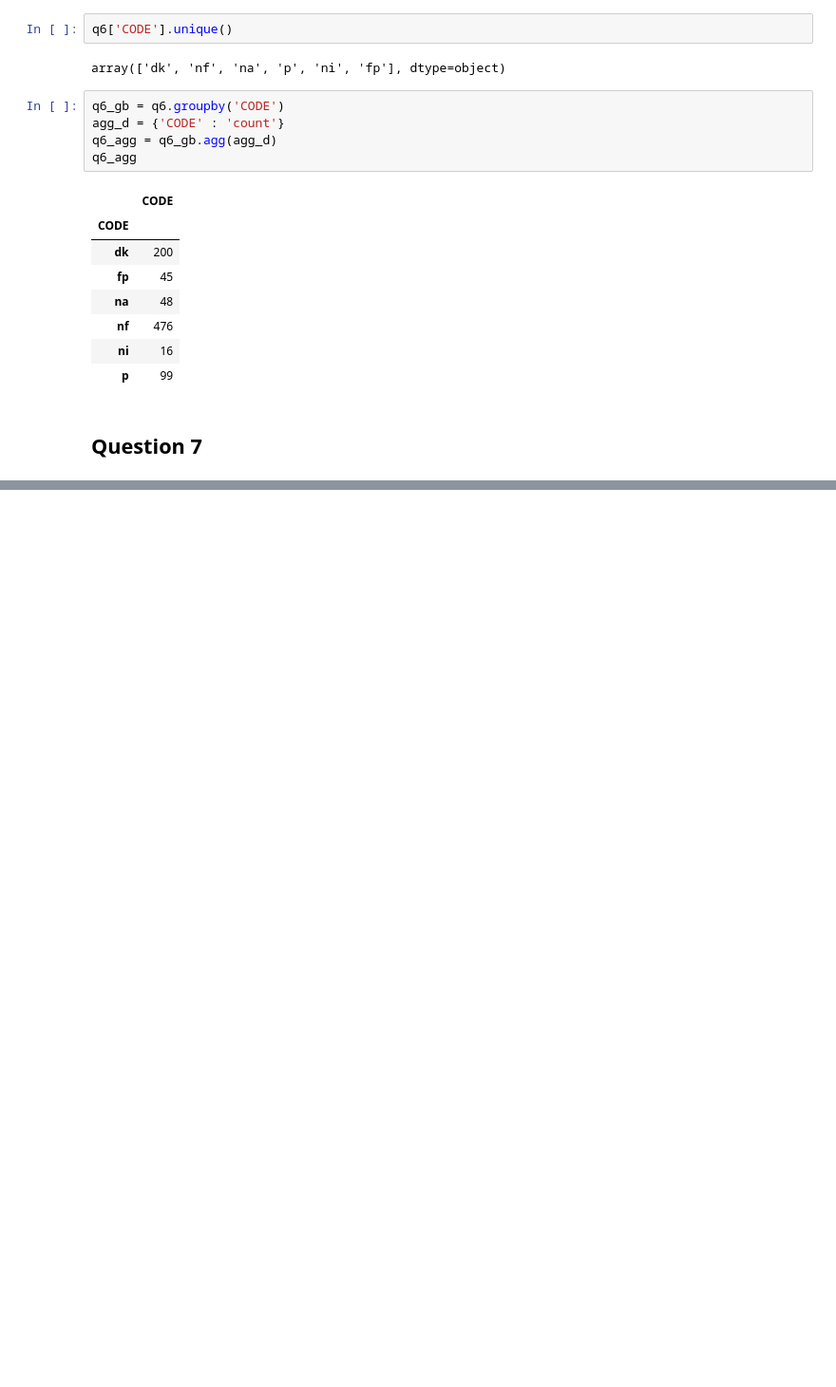
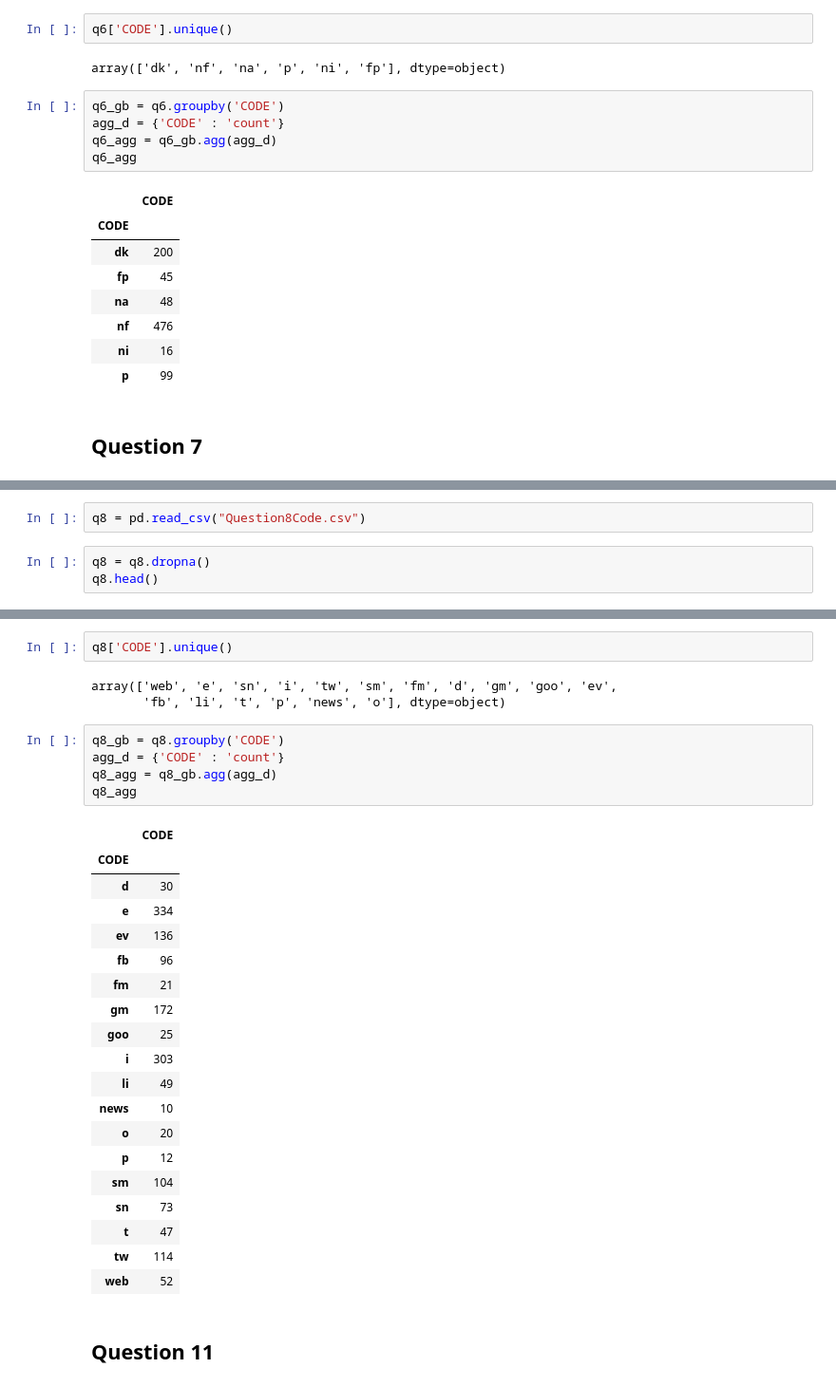
Before and after one commit to hannahweber/INFO3401-Final-Project, a Jupyter notebook: Basic Statistical Tests.ipynb, the cells around one changed output, grey strips where cells are left out. Shown at 95% size. Drawn from its saved outputs; the diff is of its cells as text; blank space fills up the shorter version.

```diff
--- a/Basic Statistical Tests.ipynb
+++ b/Basic Statistical Tests.ipynb
@@ -53,0 +126,5 @@ q6_agg
+# %%
+q8 = pd.read_csv("Question8Code.csv")
+# %%
+q8 = q8.dropna()
+q8.head()
@@ -53,0 +138,32 @@ q6_agg
+# %%
+q8['CODE'].unique()
+# %% [output]
+array(['web', 'e', 'sn', 'i', 'tw', 'sm', 'fm', 'd', 'gm', 'goo', 'ev',
+       'fb', 'li', 't', 'p', 'news', 'o'], dtype=object)
+# %%
+q8_gb = q8.groupby('CODE')
+agg_d = {'CODE' : 'count'}
+q8_agg = q8_gb.agg(agg_d)
+q8_agg
+# %% [output]
+|  | CODE |
+| CODE |  |
+| d | 30 |
+| e | 334 |
+| ev | 136 |
+| fb | 96 |
+| fm | 21 |
+| gm | 172 |
+| goo | 25 |
+| i | 303 |
+| li | 49 |
+| news | 10 |
+| o | 20 |
+| p | 12 |
+| sm | 104 |
+| sn | 73 |
+| t | 47 |
+| tw | 114 |
+| web | 52 |
+# %% [markdown]
+## Question 11
```
Also changed, not shown: parts of 17 cells of this notebook, 8 other files.
